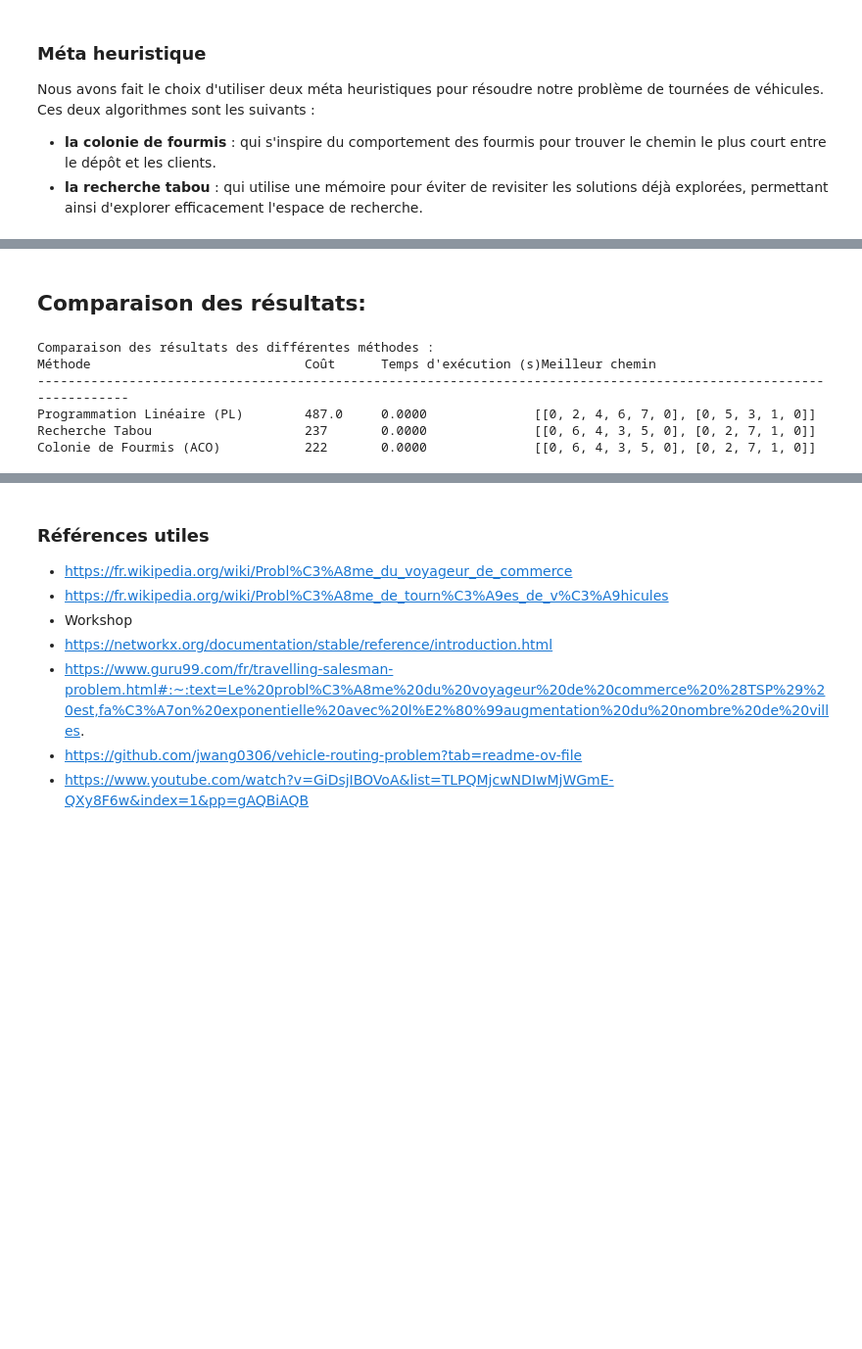
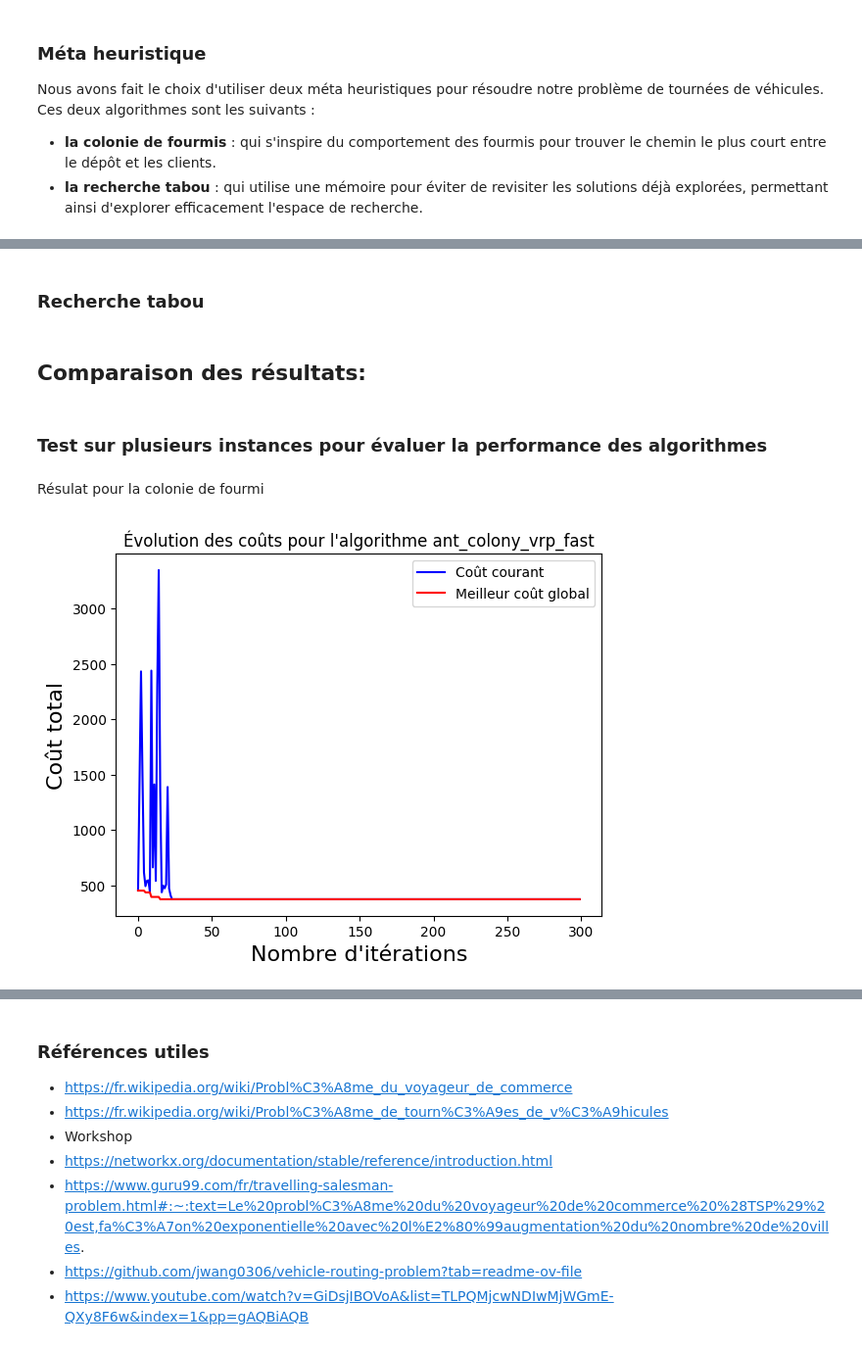
Before and after one commit to Hassen-Medles/Operational-Research, a Jupyter notebook: Livrable1.ipynb, the cells around one changed output, grey strips where cells are left out. Shown at 98% size. Saved outputs shown, nothing was run; the diff lists cells and outputs as text; code cells hidden in the pictures; blank space fills up the shorter version.

```diff
--- a/Livrable1.ipynb
+++ b/Livrable1.ipynb
@@ -503,0 +512,2 @@ Distance totale : 372
+# %% [markdown]
+### Recherche tabou
@@ -504,43 +588,38 @@ Distance totale : 372
 # %% [markdown]
 ## Comparaison des résultats:
-# %%
-# Comparaison des résultats des différentes méthodes
-methods = []
-
-
-if 'total_distance' in locals() and 'routes' in locals():
-    methods.append({
-        "name": "Programmation Linéaire (PL)",
-        "cost": total_distance,
-        "time": 0,  # Remplacez par le temps d'exécution si mesuré
-        "path": routes
-    })
-
-if 'best_routes' in locals() and 'best_distance' in locals():
-    methods.append({
-        "name": "Recherche Tabou",
-        "cost": best_distance,
-        "time": 0,  # Remplacez par le temps d'exécution si mesuré
-        "path": best_routes
-    })
-
-if 'best_routes' in locals() and 'best_cost' in locals():
-    methods.append({
-        "name": "Colonie de Fourmis (ACO)",
-        "cost": best_cost,
-        "time": 0,
-        "path": best_routes
-    })
-
-print("Comparaison des résultats des différentes méthodes :")
-print(f"{'Méthode':<35}{'Coût':<10}{'Temps d\'exécution (s)':<20}{'Meilleur chemin':<50}")
-print("-" * 115)
-for method in methods:
-    print(f"{method['name']:<35}{method['cost']:<10}{method['time']:<20.4f}{str(method['path']):<50}")
-# %% [output]
-Comparaison des résultats des différentes méthodes :
-Méthode                            Coût      Temps d'exécution (s)Meilleur chemin
--------------------------------------------------------------------------------------------------------------------
-Programmation Linéaire (PL)        487.0     0.0000              [[0, 2, 4, 6, 7, 0], [0, 5, 3, 1, 0]]
-Recherche Tabou                    237       0.0000              [[0, 6, 4, 3, 5, 0], [0, 2, 7, 1, 0]]
-Colonie de Fourmis (ACO)           222       0.0000              [[0, 6, 4, 3, 5, 0], [0, 2, 7, 1, 0]]
+# %% [markdown]
+### Test sur plusieurs instances pour évaluer la performance des algorithmes
+# %% [markdown]
+Résulat pour la colonie de fourmi
+# %%
+def run_optimization_algorithm_ant(algorithm, graph, num_vehicles, depot=0, iterations=500, tabu_tenure=15, **kwargs):
+    """
+    Fonction générique pour exécuter un algorithme d'optimisation comme Tabou ou Fourmis.
+    """
+    best_solution, best_cost, courantes, meilleures_courantes = algorithm(
+        graph, depot=depot, num_vehicles=num_vehicles, num_iterations=iterations, **kwargs
+    )
+
+    plt.xlabel("Nombre d'itérations", fontsize=16)
+    plt.ylabel("Coût total", fontsize=16)
+    plt.plot(range(len(courantes)), courantes, label="Coût courant", color='blue')
+    plt.plot(range(len(meilleures_courantes)), meilleures_courantes, label="Meilleur coût global", color='red')
+    plt.legend()
+    plt.title(f"Évolution des coûts pour l'algorithme {algorithm.__name__}")
+    plt.show()
+
+    return best_solution, best_cost, courantes, meilleures_courantes
+# %%
+best_routes, best_cost, courantes, meilleures_courantes = run_optimization_algorithm_ant(
+    ant_colony_vrp_fast,
+    G,
+    num_vehicles=2,
+    depot=0,
+    iterations=300,         # num_iterations pour colonie de fourmis
+    num_ants=20,            # paramètres supplémentaires via **kwargs
+    alpha=1.5,
+    beta=2,
+    evaporation_rate=0.3
+)
+# %% [output]
+[figure, added]
```
Also changed, not shown: parts of 23 cells of this notebook.
